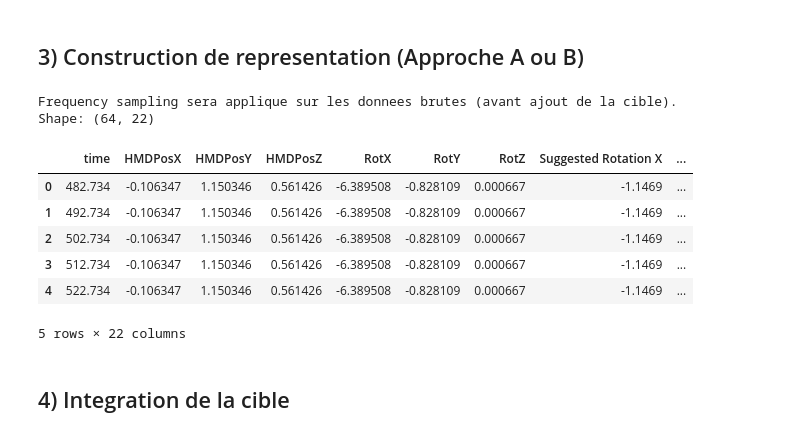
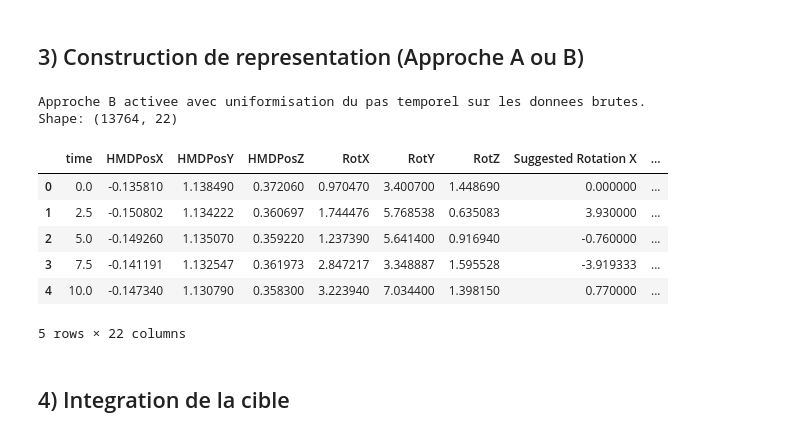
Before and after one commit to LucasCrmt/cybersickness-early-detection, a Jupyter notebook: cybersickness/CNN_1D.ipynb, the cells around one changed output. Saved outputs shown, nothing was run; the diff lists cells and outputs as text; code cells hidden in the pictures.

```diff
--- a/cybersickness/CNN_1D.ipynb
+++ b/cybersickness/CNN_1D.ipynb
@@ -181,25 +246,24 @@ Frequency sampling (Hz) : [0.1]
 # %% [markdown]
 ## 3) Construction de representation (Approche A ou B)
 # %%
-
-if PREPROCESS_PROFILE.get("frequency_sampling_hz") is not None:
-    print("Frequency sampling sera applique sur les donnees brutes (avant ajout de la cible).")
-    features_df = load_and_resample_features(DATA_PROFILE, PREPROCESS_PROFILE)
-else:
-    print("Source CSV detectee: les features sont chargees telles quelles.")
-    features_df = load_csv_features(DATA_PROFILE)
+features_df = load_features_for_approach(
+    data_profile=DATA_PROFILE,
+    preprocess_profile=PREPROCESS_PROFILE,
+    verbose=True,
+)
 
 print("Shape:", features_df.shape)
 display(features_df.head())
+features_df.to_csv("../data/outputs/cnn_1d_modulaire/features_after_preprocess.csv", index=False)
 # %% [output]
-Frequency sampling sera applique sur les donnees brutes (avant ajout de la cible).
-Shape: (64, 22)
+Approche B activee avec uniformisation du pas temporel sur les donnees brutes.
+Shape: (13764, 22)
 |  | time | HMDPosX | HMDPosY | HMDPosZ | RotX | RotY | RotZ | Suggested Rotation X | ... |
-| 0 | 482.734 | -0.106347 | 1.150346 | 0.561426 | -6.389508 | -0.828109 | 0.000667 | -1.1469 | ... |
-| 1 | 492.734 | -0.106347 | 1.150346 | 0.561426 | -6.389508 | -0.828109 | 0.000667 | -1.1469 | ... |
-| 2 | 502.734 | -0.106347 | 1.150346 | 0.561426 | -6.389508 | -0.828109 | 0.000667 | -1.1469 | ... |
-| 3 | 512.734 | -0.106347 | 1.150346 | 0.561426 | -6.389508 | -0.828109 | 0.000667 | -1.1469 | ... |
-| 4 | 522.734 | -0.106347 | 1.150346 | 0.561426 | -6.389508 | -0.828109 | 0.000667 | -1.1469 | ... |
+| 0 | 0.0 | -0.135810 | 1.138490 | 0.372060 | 0.970470 | 3.400700 | 1.448690 | 0.000000 | ... |
+| 1 | 2.5 | -0.150802 | 1.134222 | 0.360697 | 1.744476 | 5.768538 | 0.635083 | 3.930000 | ... |
+| 2 | 5.0 | -0.149260 | 1.135070 | 0.359220 | 1.237390 | 5.641400 | 0.916940 | -0.760000 | ... |
+| 3 | 7.5 | -0.141191 | 1.132547 | 0.361973 | 2.847217 | 3.348887 | 1.595528 | -3.919333 | ... |
+| 4 | 10.0 | -0.147340 | 1.130790 | 0.358300 | 3.223940 | 7.034400 | 1.398150 | 0.770000 | ... |
 5 rows × 22 columns
 # %% [markdown]
 ## 4) Integration de la cible
```
Also changed, not shown: parts of 9 cells of this notebook, 2 other files.
